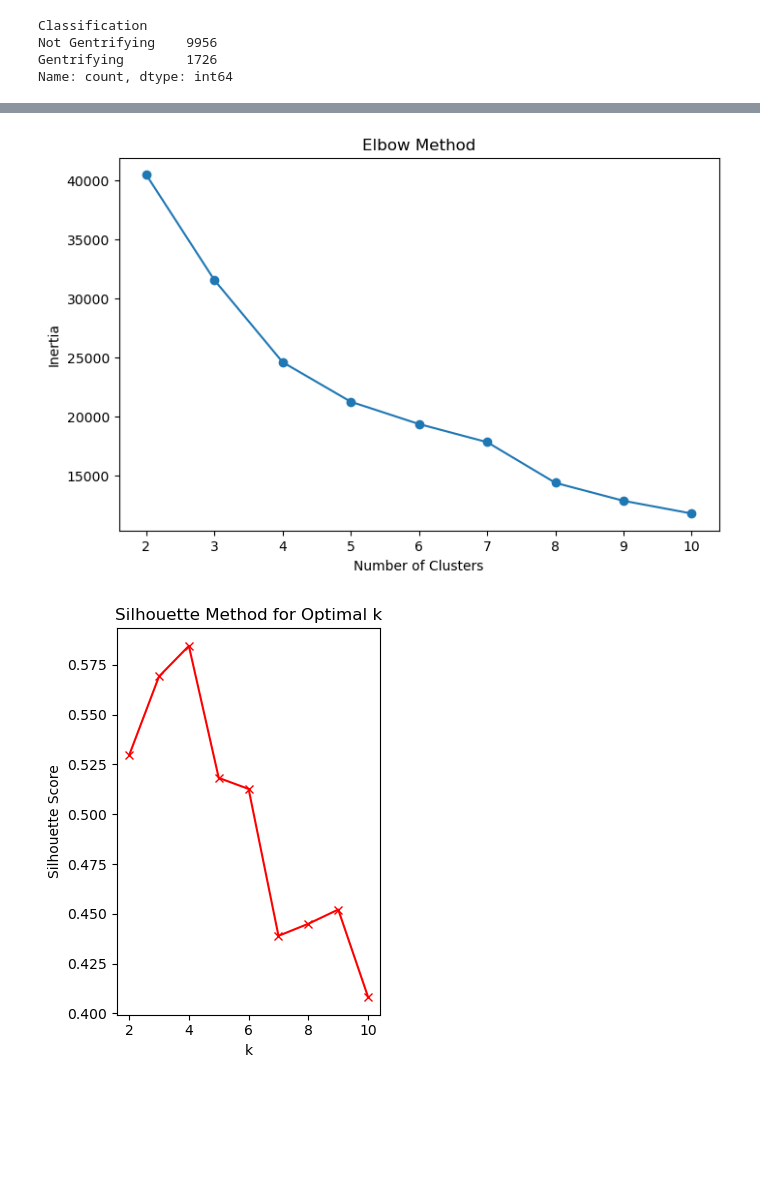
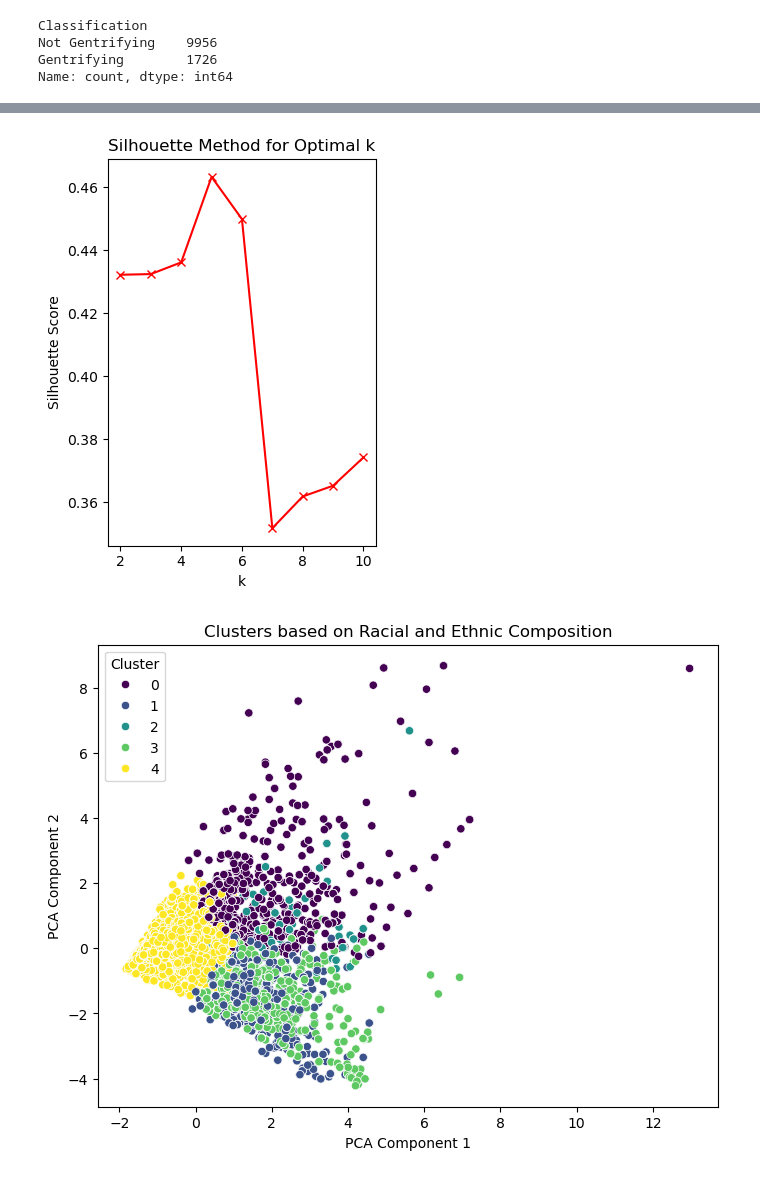
Before and after one commit to The-Swapster/gentrification_classification_prediction, a Jupyter notebook: clustering.ipynb, the cells around one changed output, grey strips where cells are left out. Drawn from its saved outputs; the diff is of its cells as text; code cells hidden in the pictures; blank space fills up the shorter version.

```diff
--- a/clustering.ipynb
+++ b/clustering.ipynb
@@ -440,7 +458,7 @@ import matplotlib.pyplot as plt
 import seaborn as sns
 
 # Step 1: Select relevant features
-features = ['pct.white', 'pct.af.am', 'pct.hispanic', 'pct.asian', 'pct.other']
+features = ['pct.white', 'pct.af.am', 'pct.hispanic', 'pct.am.ind', 'pct.asian', 'pct.nh.pi', 'pct.multiple', 'pct.other']
 data_selected = data[features]
 
 # Step 2: Handle missing values (if any)
@@ -460,42 +478,43 @@ for k in range(2, 11):
     silhouette_scores_2.append(silhouette_score(data_scaled, kmeans.labels_))
 
 # Elbow Plot
-plt.figure(figsize=(8, 5))
-plt.plot(range(2, 11), inertia, marker='o')
-plt.title('Elbow Method')
-plt.xlabel('Number of Clusters')
-plt.ylabel('Inertia')
-plt.show()
+# plt.figure(figsize=(8, 5))
+# plt.plot(range(2, 11), inertia, marker='o')
+# plt.title('Elbow Method')
+# plt.xlabel('Number of Clusters')
+# plt.ylabel('Inertia')
+# plt.show()
 
 # Plot Silhouette Scores
 plt.subplot(1, 2, 2)
 plt.plot(k_range, silhouette_scores_2, 'rx-')
 plt.xlabel('k')
 plt.ylabel('Silhouette Score')
 plt.title('Silhouette Method for Optimal k')
 
 plt.tight_layout()
 plt.show()
 
 # Step 5: Apply KMeans with optimal clusters
-optimal_k = 4  # Replace with the chosen number of clusters
+# optimal_k = 4  # Replace with the chosen number of clusters
+optimal_k = k_range[silhouette_scores_2.index(max(silhouette_scores_2))]
 kmeans = KMeans(n_clusters=optimal_k, random_state=42)
 clusters = kmeans.fit_predict(data_scaled)
 
 # Step 6: Add cluster labels to the dataset
 data['Cluster'] = clusters
 
 # Step 7: Visualize clusters using PCA
 pca = PCA(n_components=2)
 data_pca = pca.fit_transform(data_scaled)
 
 plt.figure(figsize=(8, 6))
 sns.scatterplot(x=data_pca[:, 0], y=data_pca[:, 1], hue=clusters, palette='viridis')
 plt.title('Clusters based on Racial and Ethnic Composition')
 plt.xlabel('PCA Component 1')
 plt.ylabel('PCA Component 2')
 plt.legend(title='Cluster')
 plt.show()
 # %% [output]
-[figure, old version]
+[figure, new version]
-[figure, old version]
+[figure, new version]
```
Also changed, not shown: parts of 6 cells of this notebook.
